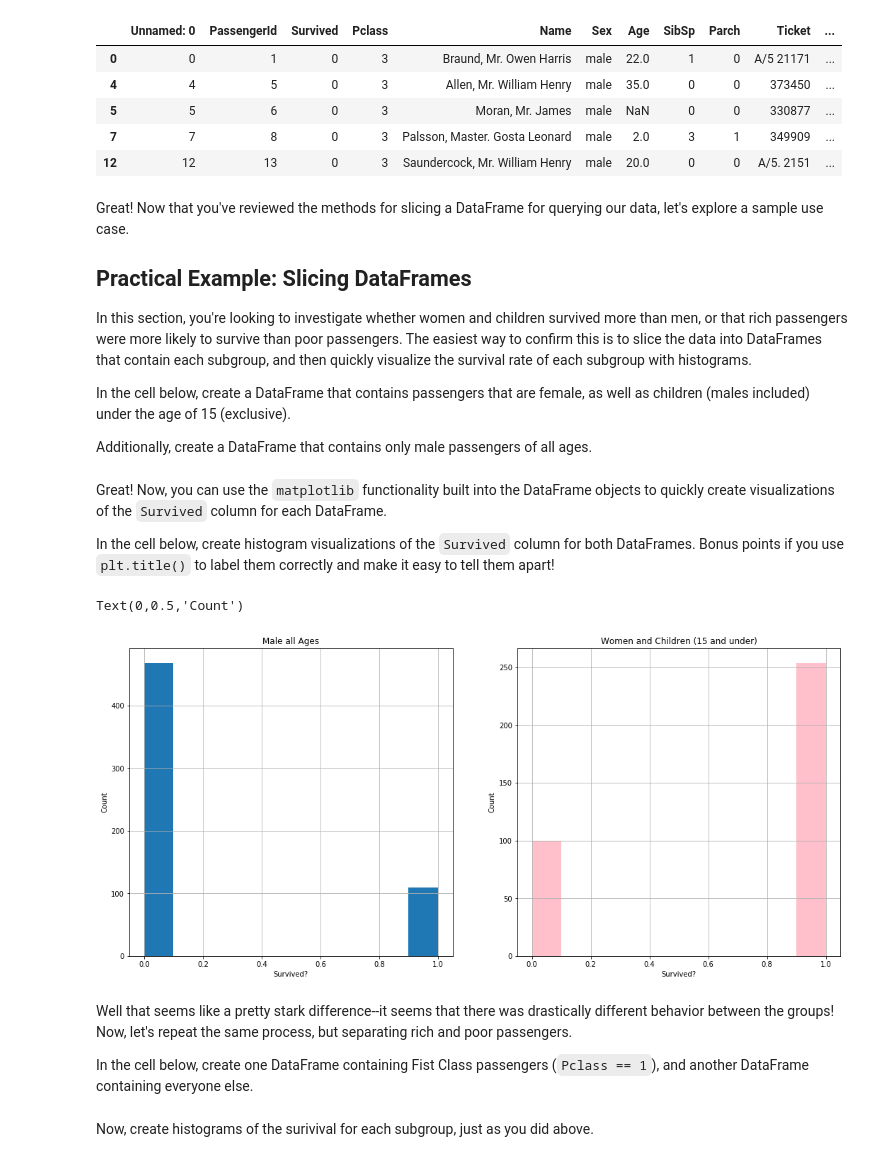
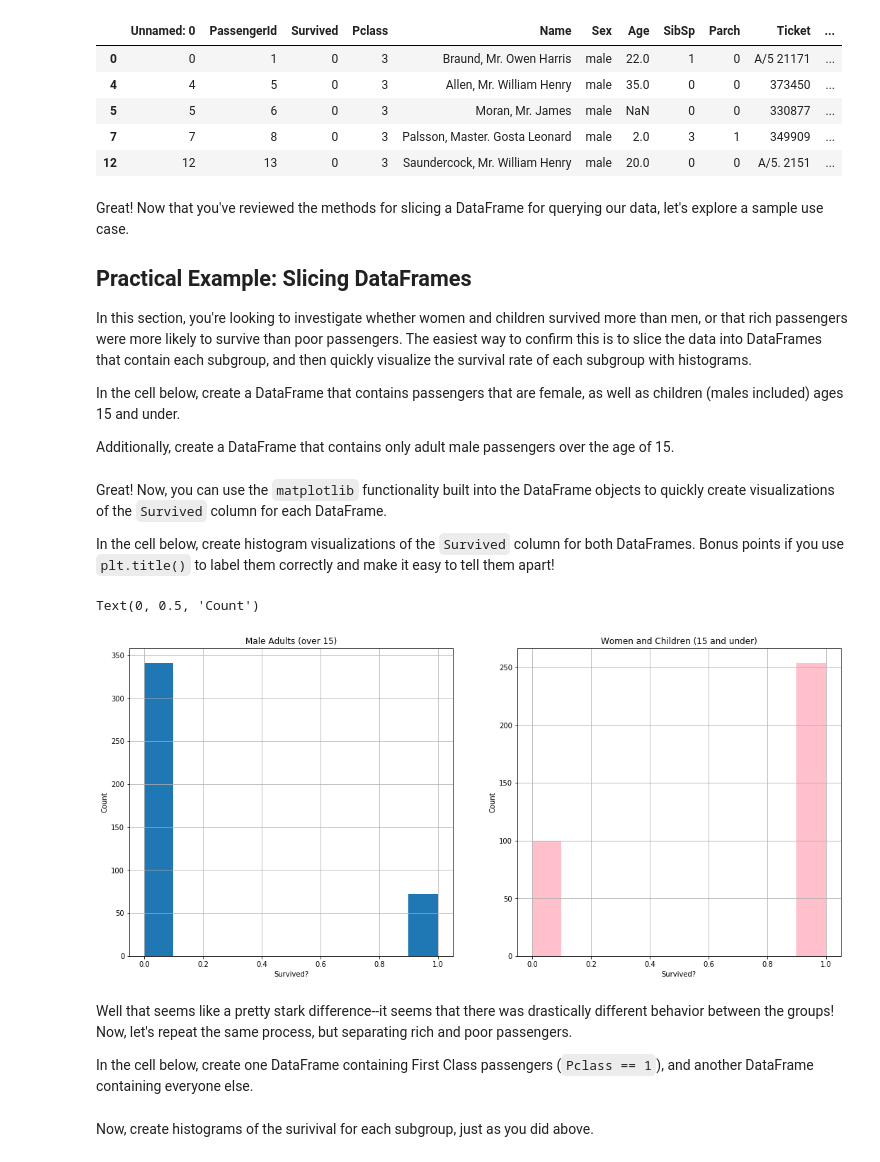
Before and after one commit to learn-co-curriculum/dsc-using-sql-with-pandas-lab, a Jupyter notebook: index.ipynb, the cells around one changed output. Cells and saved outputs as stored; diff of their text form; code cells hidden in the pictures.

```diff
--- a/index.ipynb
+++ b/index.ipynb
@@ -105,14 +110,13 @@ Great! Now that you've reviewed the methods for slicing a DataFrame for querying
 
 In this section, you're looking to investigate whether women and children survived more than men, or that rich passengers were more likely to survive than poor passengers.  The easiest way to confirm this is to slice the data into DataFrames that contain each subgroup, and then quickly visualize the survival rate of each subgroup with histograms.
 
-In the cell below, create a DataFrame that contains passengers that are female, as well as children (males included) under the age of 15 (exclusive).
+In the cell below, create a DataFrame that contains passengers that are female, as well as children (males included) ages 15 and under.
 
-Additionally, create a DataFrame that contains only male passengers of all ages.
+Additionally, create a DataFrame that contains only adult male passengers over the age of 15.
 # %%
-women_and_children_df = df[(df.Sex == 'female')
-                          | (df.Age <= 15)]
+women_and_children_df = df[(df.Sex == 'female') | (df.Age <= 15)]
 
-male_all_ages_df = df[df.Sex == 'male']
+male_all_ages_df = df[(df.Sex == 'male') & (df.Age > 15)]
 # %% [markdown]
 Great! Now, you can use the `matplotlib` functionality built into the DataFrame objects to quickly create visualizations of the `Survived` column for each DataFrame.
 
@@ -120,23 +124,23 @@ In the cell below, create histogram visualizations of the `Survived` column for
 # %%
 fig, axes = plt.subplots(ncols=2, nrows=1, figsize=(18, 8)) #Two figures side by side
 ax_lft = axes[0]
 male_all_ages_df.Survived.hist(ax=ax_lft)
-ax_lft.set_title('Male all Ages')
+ax_lft.set_title('Male Adults (over 15)')
 ax_lft.set_xlabel('Survived?')
 ax_lft.set_ylabel('Count')
 
 ax_rght = axes[1]
 women_and_children_df.Survived.hist(ax=ax_rght, color='pink')
 ax_rght.set_title('Women and Children (15 and under)')
 ax_rght.set_xlabel('Survived?')
 ax_rght.set_ylabel('Count')
 # %% [output]
-Text(0,0.5,'Count')
+Text(0, 0.5, 'Count')
-[figure, old version]
+[figure, new version]
 # %% [markdown]
 Well that seems like a pretty stark difference--it seems that there was drastically different behavior between the groups!  Now, let's repeat the same process, but separating rich and poor passengers.
 
-In the cell below, create one DataFrame containing Fist Class passengers (`Pclass == 1`), and another DataFrame containing everyone else.
+In the cell below, create one DataFrame containing First Class passengers (`Pclass == 1`), and another DataFrame containing everyone else.
 # %%
 first_class_df = df[df.Pclass=='1']
 second_third_class_df = df[df.Pclass!='1']
```
Also changed, not shown: parts of 19 cells of this notebook, 4 other files.
